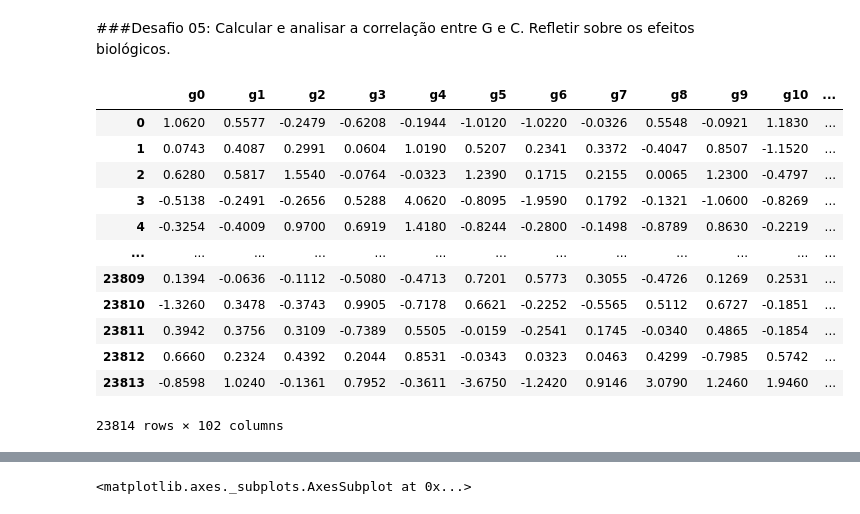
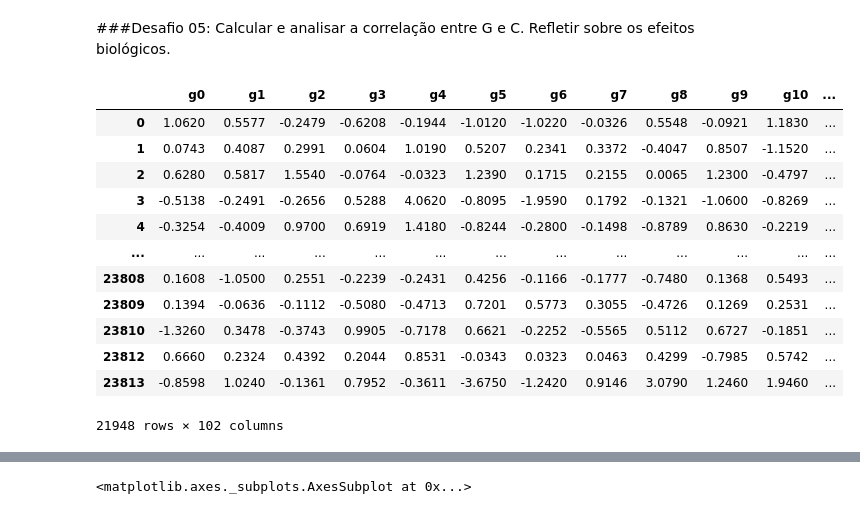
Before and after one commit to Marcelo0479/Imersao-Dados, a Jupyter notebook: Imersao_Dados.ipynb, the cells around one changed output, grey strips where cells are left out. Saved outputs shown, nothing was run; the diff lists cells and outputs as text; code cells hidden in the pictures.

```diff
--- a/Imersao_Dados.ipynb
+++ b/Imersao_Dados.ipynb
@@ -1054,24 +1054,24 @@ dados.melt(id_vars=['dose', 'tratamento', 'tempo'], value_vars='g0')
 # %% [markdown]
 ###Desafio 05: Calcular e analisar a correlação entre G e C. Refletir sobre os efeitos biológicos.
 # %%
-g = dados.loc[:,'g0':'g50']
-c = dados.loc[:,'c0':'c50']
+g = dados.query('tratamento == "com_droga"').loc[:,'g0':'g50']
+c = dados.query('tratamento == "com_droga"').loc[:,'c0':'c50']
 concatenados = pd.concat([g,c], axis=1)
 concatenados
 # %% [output]
 |  | g0 | g1 | g2 | g3 | g4 | g5 | g6 | g7 | g8 | g9 | g10 | ... |
 | 0 | 1.0620 | 0.5577 | -0.2479 | -0.6208 | -0.1944 | -1.0120 | -1.0220 | -0.0326 | 0.5548 | -0.0921 | 1.1830 | ... |
 | 1 | 0.0743 | 0.4087 | 0.2991 | 0.0604 | 1.0190 | 0.5207 | 0.2341 | 0.3372 | -0.4047 | 0.8507 | -1.1520 | ... |
 | 2 | 0.6280 | 0.5817 | 1.5540 | -0.0764 | -0.0323 | 1.2390 | 0.1715 | 0.2155 | 0.0065 | 1.2300 | -0.4797 | ... |
 | 3 | -0.5138 | -0.2491 | -0.2656 | 0.5288 | 4.0620 | -0.8095 | -1.9590 | 0.1792 | -0.1321 | -1.0600 | -0.8269 | ... |
 | 4 | -0.3254 | -0.4009 | 0.9700 | 0.6919 | 1.4180 | -0.8244 | -0.2800 | -0.1498 | -0.8789 | 0.8630 | -0.2219 | ... |
 | ... | ... | ... | ... | ... | ... | ... | ... | ... | ... | ... | ... | ... |
+| 23808 | 0.1608 | -1.0500 | 0.2551 | -0.2239 | -0.2431 | 0.4256 | -0.1166 | -0.1777 | -0.7480 | 0.1368 | 0.5493 | ... |
 | 23809 | 0.1394 | -0.0636 | -0.1112 | -0.5080 | -0.4713 | 0.7201 | 0.5773 | 0.3055 | -0.4726 | 0.1269 | 0.2531 | ... |
 | 23810 | -1.3260 | 0.3478 | -0.3743 | 0.9905 | -0.7178 | 0.6621 | -0.2252 | -0.5565 | 0.5112 | 0.6727 | -0.1851 | ... |
-| 23811 | 0.3942 | 0.3756 | 0.3109 | -0.7389 | 0.5505 | -0.0159 | -0.2541 | 0.1745 | -0.0340 | 0.4865 | -0.1854 | ... |
 | 23812 | 0.6660 | 0.2324 | 0.4392 | 0.2044 | 0.8531 | -0.0343 | 0.0323 | 0.0463 | 0.4299 | -0.7985 | 0.5742 | ... |
 | 23813 | -0.8598 | 1.0240 | -0.1361 | 0.7952 | -0.3611 | -3.6750 | -1.2420 | 0.9146 | 3.0790 | 1.2460 | 1.9460 | ... |
-23814 rows × 102 columns
+21948 rows × 102 columns
 # %%
 correlacao_gg_cc = concatenados.corr()
 correlacao_gg_cc
```
Also changed, not shown: parts of 5 cells of this notebook.
